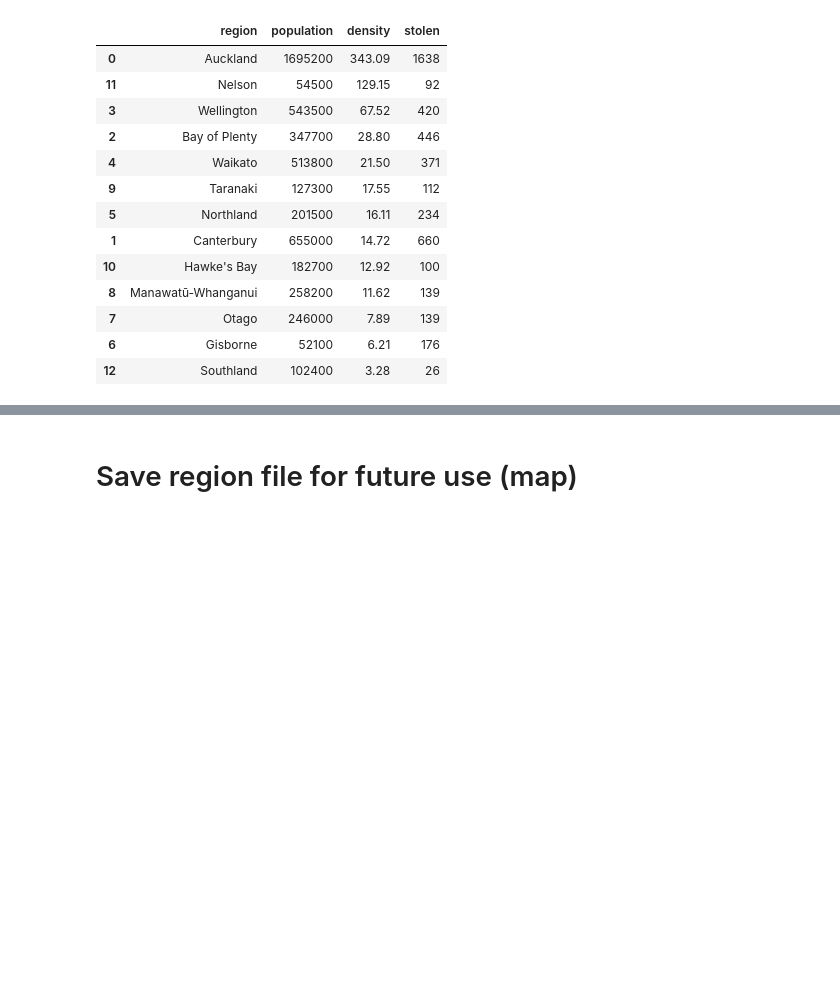
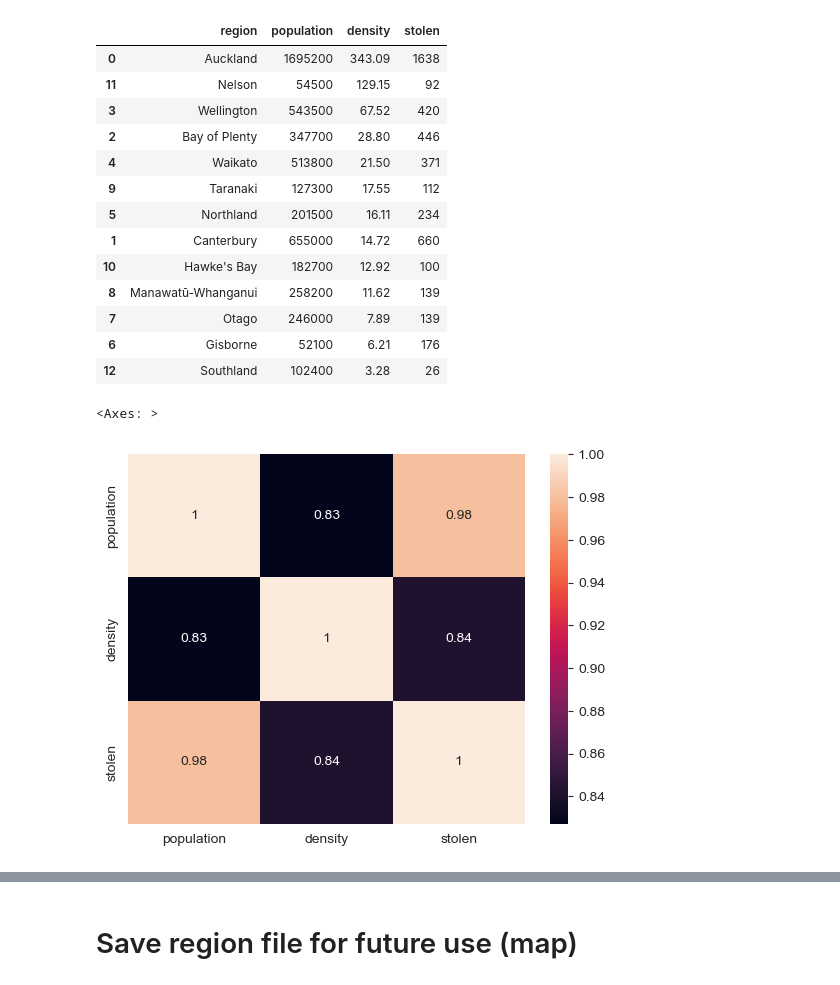
Before and after one commit to benoitchamot/VehicleTheftAnalysis, a Jupyter notebook: EDA/Analysis.ipynb, the cells around one changed output, grey strips where cells are left out. Drawn from its saved outputs; the diff is of its cells as text; code cells hidden in the pictures; blank space fills up the shorter version.

```diff
--- a/EDA/Analysis.ipynb
+++ b/EDA/Analysis.ipynb
@@ -516,3 +516,11 @@ top_regions.sort_values('density', ascending=False)
 | 7 | Otago | 246000 | 7.89 | 139 |
 | 6 | Gisborne | 52100 | 6.21 | 176 |
 | 12 | Southland | 102400 | 3.28 | 26 |
+# %%
+sns.heatmap(
+    top_regions.corr(numeric_only=True),
+    annot=True
+    )
+# %% [output]
+<Axes: >
+[figure, added]
```
Also changed, not shown: parts of 5 cells of this notebook, 3 other files.
